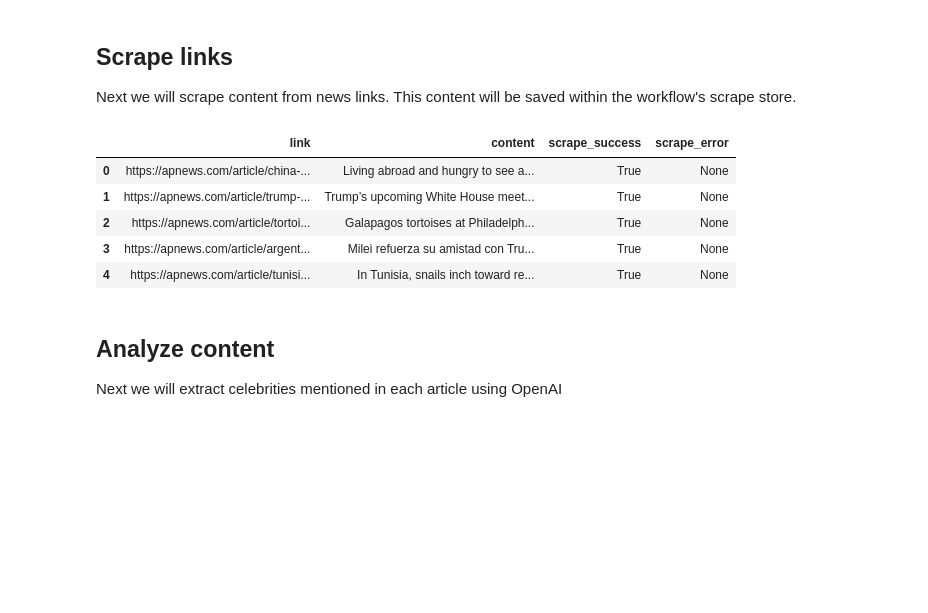
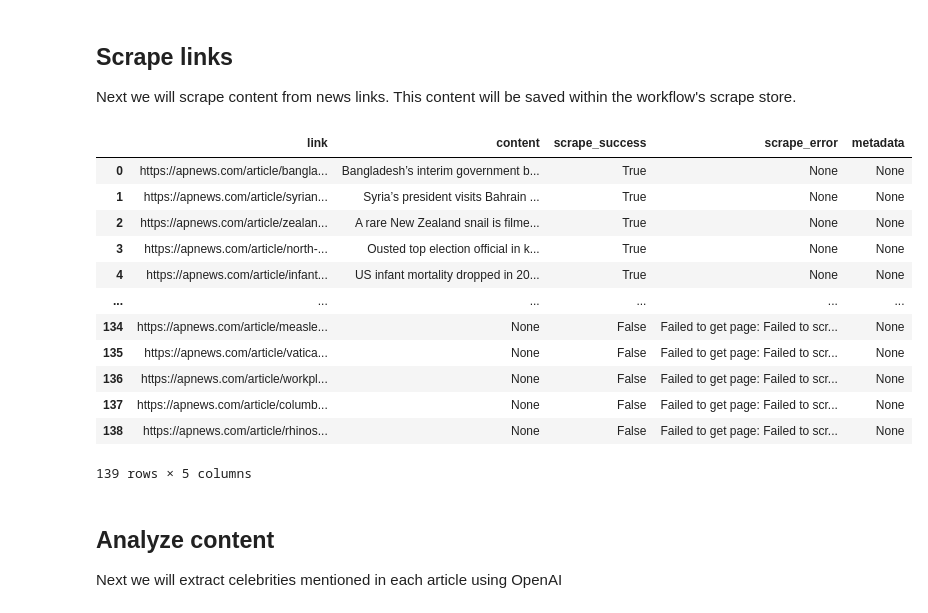
Before and after one commit to SnpM/scraipe, a Jupyter notebook: examples/celebrities_example.ipynb, the cells around one changed output. Saved outputs shown, nothing was run; the diff lists cells and outputs as text; code cells hidden in the pictures; blank space fills up the shorter version.

```diff
--- a/examples/celebrities_example.ipynb
+++ b/examples/celebrities_example.ipynb
@@ -94,15 +108,22 @@ Next we will scrape content from news links. This content will be saved within t
 # %%
 # Scrape the news links
 workflow.scrape(news_links)
 # Display the scraped content
-display(workflow.get_scrapes().head())
+display(workflow.get_scrapes())
 # %% [output]
-|  | link | content | scrape_success | scrape_error |
-| 0 | https://apnews.com/article/china-... | Living abroad and hungry to see a... | True | None |
-| 1 | https://apnews.com/article/trump-... | Trump’s upcoming White House meet... | True | None |
-| 2 | https://apnews.com/article/tortoi... | Galapagos tortoises at Philadelph... | True | None |
-| 3 | https://apnews.com/article/argent... | Milei refuerza su amistad con Tru... | True | None |
-| 4 | https://apnews.com/article/tunisi... | In Tunisia, snails inch toward re... | True | None |
+|  | link | content | scrape_success | scrape_error | metadata |
+| 0 | https://apnews.com/article/bangla... | Bangladesh’s interim government b... | True | None | None |
+| 1 | https://apnews.com/article/syrian... | Syria’s president visits Bahrain ... | True | None | None |
+| 2 | https://apnews.com/article/zealan... | A rare New Zealand snail is filme... | True | None | None |
+| 3 | https://apnews.com/article/north-... | Ousted top election official in k... | True | None | None |
+| 4 | https://apnews.com/article/infant... | US infant mortality dropped in 20... | True | None | None |
+| ... | ... | ... | ... | ... | ... |
+| 134 | https://apnews.com/article/measle... | None | False | Failed to get page: Failed to scr... | None |
+| 135 | https://apnews.com/article/vatica... | None | False | Failed to get page: Failed to scr... | None |
+| 136 | https://apnews.com/article/workpl... | None | False | Failed to get page: Failed to scr... | None |
+| 137 | https://apnews.com/article/columb... | None | False | Failed to get page: Failed to scr... | None |
+| 138 | https://apnews.com/article/rhinos... | None | False | Failed to get page: Failed to scr... | None |
+139 rows × 5 columns
 # %% [markdown]
 ## Analyze content
 Next we will extract celebrities mentioned in each article using OpenAI
```
Also changed, not shown: parts of 5 cells of this notebook, 4 other files.
